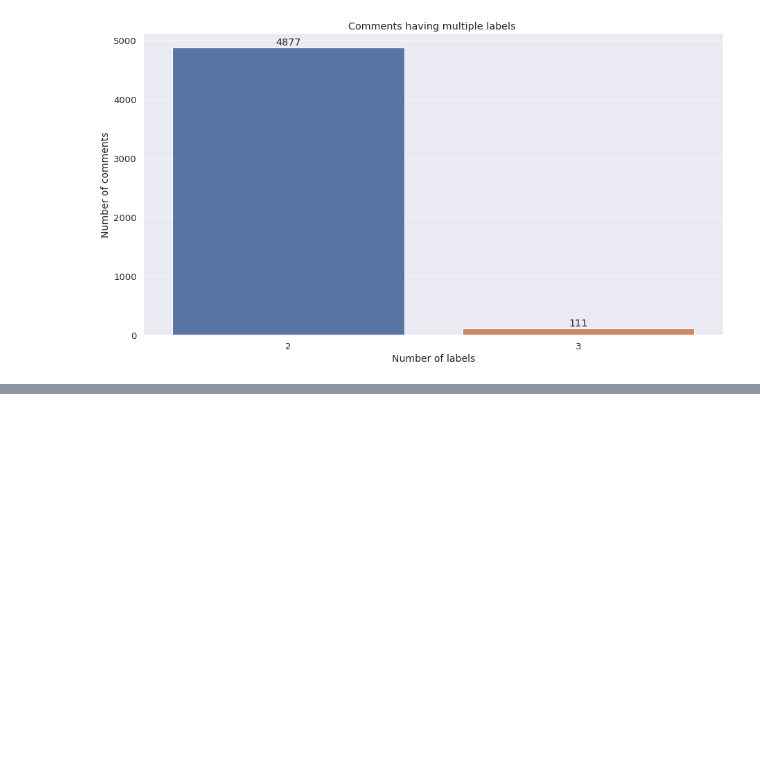
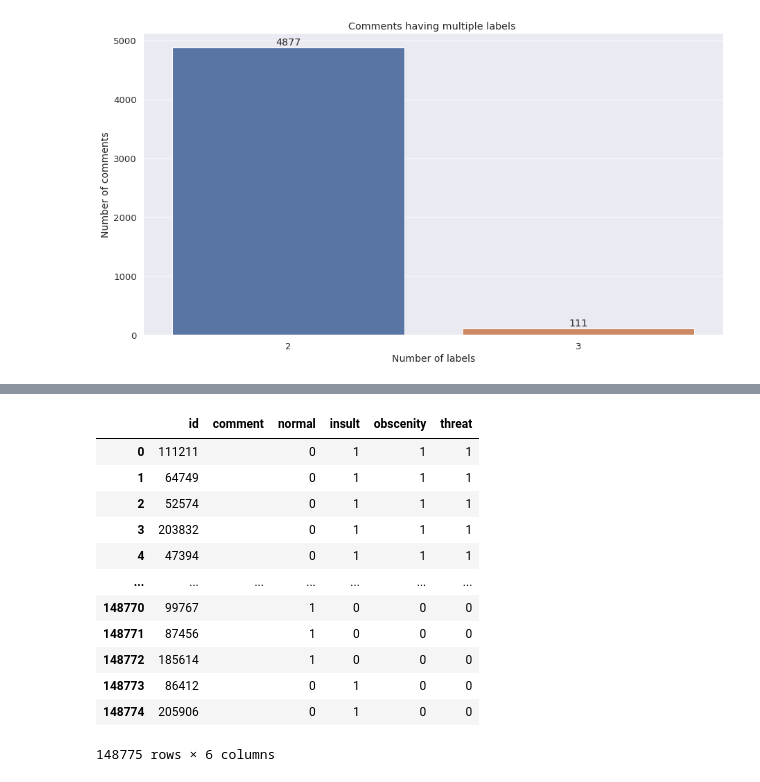
Before and after one commit to Simp-lexx/ok, a Jupyter notebook: ok_comments_classification.ipynb, the cells around one changed output, grey strips where cells are left out. Cells and saved outputs as stored; diff of their text form; code cells hidden in the pictures; blank space fills up the shorter version.

```diff
--- a/ok_comments_classification.ipynb
+++ b/ok_comments_classification.ipynb
@@ -245,0 +456,16 @@ data['comment'] = data['comment'].apply(removeStopWords)
+# %%
+data
+# %% [output]
+|  | id | comment | normal | insult | obscenity | threat |
+| 0 | 111211 |  | 0 | 1 | 1 | 1 |
+| 1 | 64749 |  | 0 | 1 | 1 | 1 |
+| 2 | 52574 |  | 0 | 1 | 1 | 1 |
+| 3 | 203832 |  | 0 | 1 | 1 | 1 |
+| 4 | 47394 |  | 0 | 1 | 1 | 1 |
+| ... | ... | ... | ... | ... | ... | ... |
+| 148770 | 99767 |  | 1 | 0 | 0 | 0 |
+| 148771 | 87456 |  | 1 | 0 | 0 | 0 |
+| 148772 | 185614 |  | 1 | 0 | 0 | 0 |
+| 148773 | 86412 |  | 0 | 1 | 0 | 0 |
+| 148774 | 205906 |  | 0 | 1 | 0 | 0 |
+148775 rows × 6 columns
```
Also changed, not shown: parts of 32 cells of this notebook, 1 other file.
